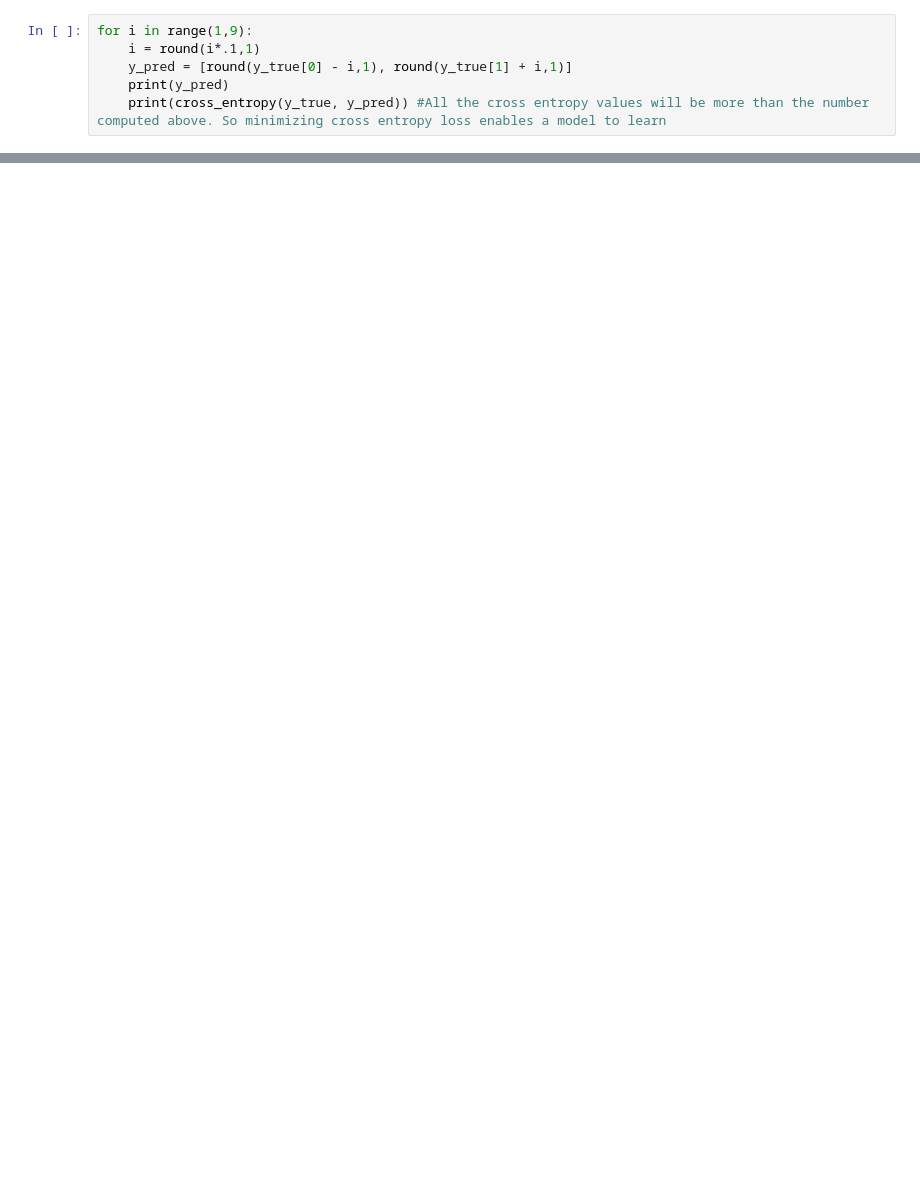
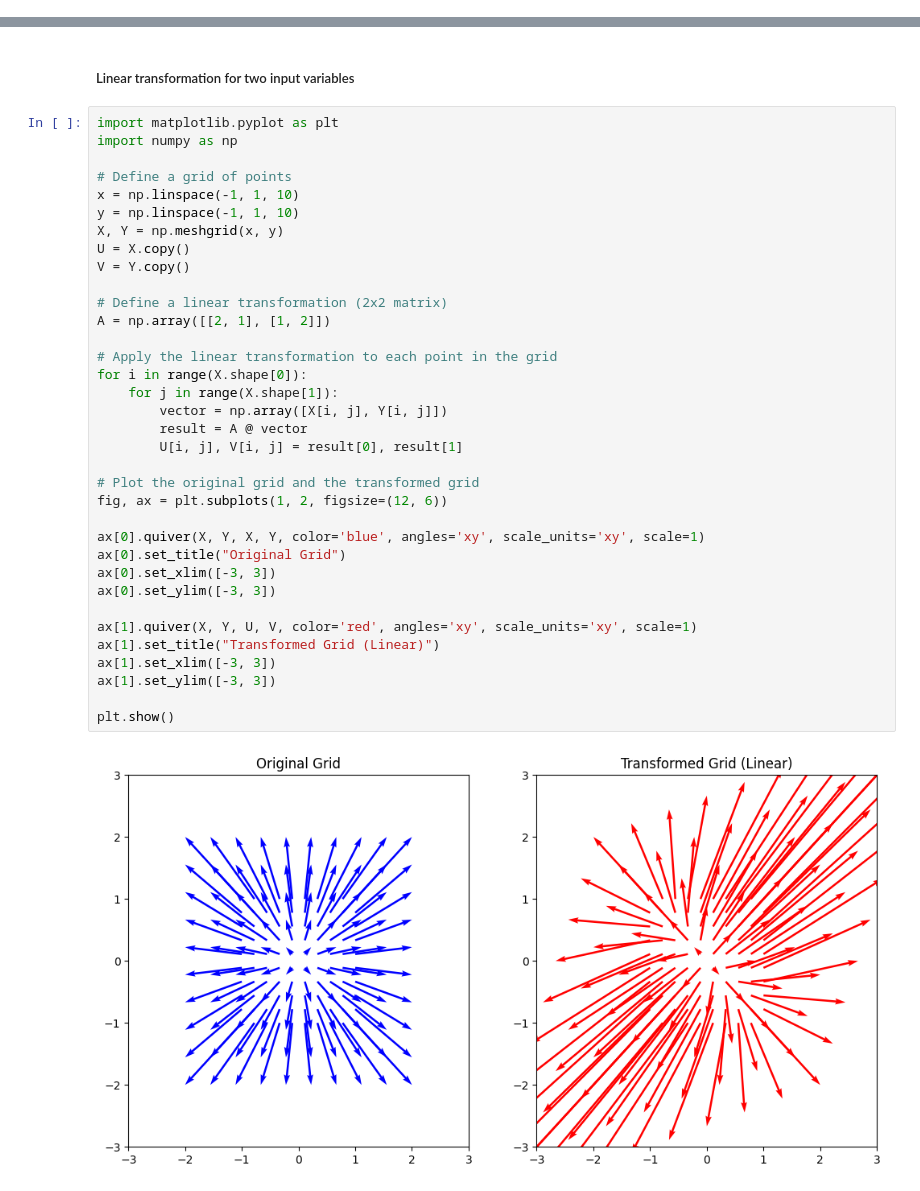
Before and after one commit to taskswithcode/probability_for_ml_notebooks, a Jupyter notebook: MLEssence.ipynb, the cells around one changed output, grey strips where cells are left out. Cells and saved outputs as stored; diff of their text form; blank space fills up the shorter version.

```diff
--- a/MLEssence.ipynb
+++ b/MLEssence.ipynb
@@ -52,6 +6,0 @@ print(cross_entropy(y_true, y_true)) #Note this is the lowest value we can get f
-# %%
-for i in range(1,9):
-    i = round(i*.1,1)
-    y_pred = [round(y_true[0] - i,1), round(y_true[1] + i,1)]
-    print(y_pred)
-    print(cross_entropy(y_true, y_pred)) #All the cross entropy values will be more than the number computed above. So minimizing cross entropy loss enables a model to learn
@@ -74,0 +47,39 @@ for i in range(1,9):
+# %% [markdown]
+##### Linear transformation for two input variables
+# %%
+import matplotlib.pyplot as plt
+import numpy as np
+
+# Define a grid of points
+x = np.linspace(-1, 1, 10)
+y = np.linspace(-1, 1, 10)
+X, Y = np.meshgrid(x, y)
+U = X.copy()
+V = Y.copy()
+
+# Define a linear transformation (2x2 matrix)
+A = np.array([[2, 1], [1, 2]])
+
+# Apply the linear transformation to each point in the grid
+for i in range(X.shape[0]):
+    for j in range(X.shape[1]):
+        vector = np.array([X[i, j], Y[i, j]])
+        result = A @ vector
+        U[i, j], V[i, j] = result[0], result[1]
+
+# Plot the original grid and the transformed grid
+fig, ax = plt.subplots(1, 2, figsize=(12, 6))
+
+ax[0].quiver(X, Y, X, Y, color='blue', angles='xy', scale_units='xy', scale=1)
+ax[0].set_title("Original Grid")
+ax[0].set_xlim([-3, 3])
+ax[0].set_ylim([-3, 3])
+
+ax[1].quiver(X, Y, U, V, color='red', angles='xy', scale_units='xy', scale=1)
+ax[1].set_title("Transformed Grid (Linear)")
+ax[1].set_xlim([-3, 3])
+ax[1].set_ylim([-3, 3])
+
+plt.show()
+# %% [output]
+[figure, added]
```
Also changed, not shown: parts of 17 cells of this notebook.
